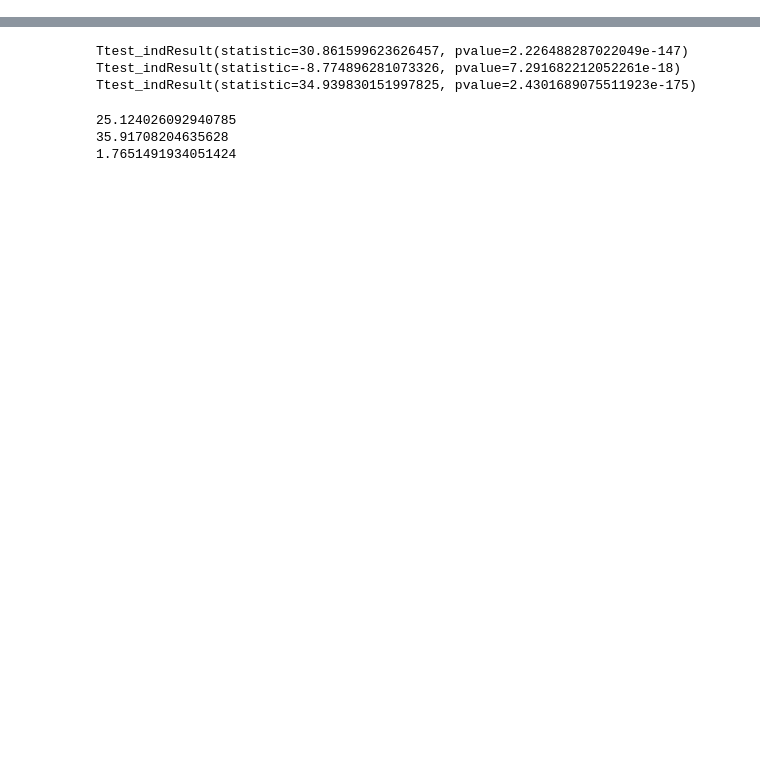
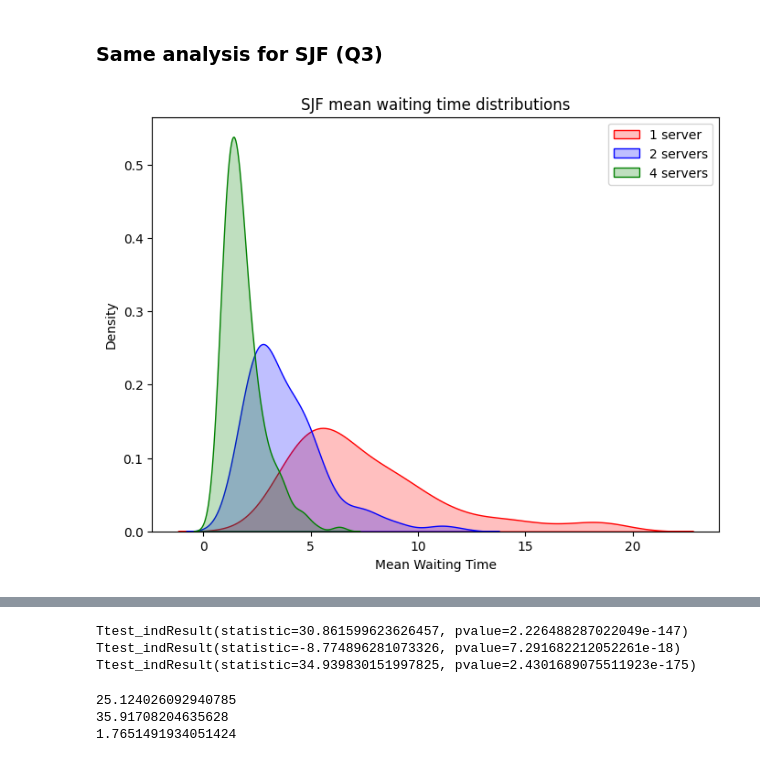
Before and after one commit to Caesar-blip/stochsim_assignment2, a Jupyter notebook: assignment2.ipynb, the cells around one changed output, grey strips where cells are left out. Drawn from its saved outputs; the diff is of its cells as text; code cells hidden in the pictures; blank space fills up the shorter version.

```diff
--- a/assignment2.ipynb
+++ b/assignment2.ipynb
@@ -26,0 +90,37 @@ TypeError: object of type 'int' has no len()
+# %% [markdown]
+### Same analysis for SJF (Q3)
+# %%
+sjf_simulator1 = queuSim(capacity=1, numSim=NUM_SIM, intervalCustomers = 2.1, serviceTime = 2, helpStrat = "SJF")
+sjf_simulator2 = queuSim(capacity=2, numSim=NUM_SIM, intervalCustomers = 2.1, serviceTime = 2, helpStrat = "SJF")
+sjf_simulator4 = queuSim(capacity=4, numSim=NUM_SIM, intervalCustomers = 2.1, serviceTime = 2, helpStrat = "SJF")
+# waitTimesX contain a list with sublists where each sublist contains all the customer waiting times
+# of one simulation
+sjf_waitTimes1 = sjf_simulator1.runSim()
+sjf_waitTimes2 = sjf_simulator2.runSim()
+sjf_waitTimes4 = sjf_simulator4.runSim()
+# we compute the mean waiting times per simulation and store them in a list
+sjf_means_1server = []
+for sim in sjf_waitTimes1:
+    sjf_means_1server.append(np.mean(sim))
+
+sjf_means_2server = []
+for sim in sjf_waitTimes2:
+    sjf_means_2server.append(np.mean(sim))
+
+sjf_means_4server = []
+for sim in sjf_waitTimes4:
+    sjf_means_4server.append(np.mean(sim))
+# %%
+# COMPARING THE DISTRIBUTIONS of n = 1, 2, 4 servers for SJF
+# plotting the distributions (using kde) in one figure
+fig = plt.figure(figsize=(8, 6), dpi=100)
+ax = fig.add_subplot(111, axisbelow=True)
+ax = sns.kdeplot(sjf_means_1server, shade=True, color="r", label='1 server')
+ax = sns.kdeplot(sjf_means_2server, shade=True, color="b", label='2 servers')
+ax = sns.kdeplot(sjf_means_4server, shade=True, color="g", label='4 servers')
+plt.xlabel('Mean Waiting Time')
+plt.title('SJF mean waiting time distributions')
+plt.legend()
+plt.show()
+# %% [output]
+[figure, added]
```
Also changed, not shown: parts of 23 cells of this notebook, 1 other file.
